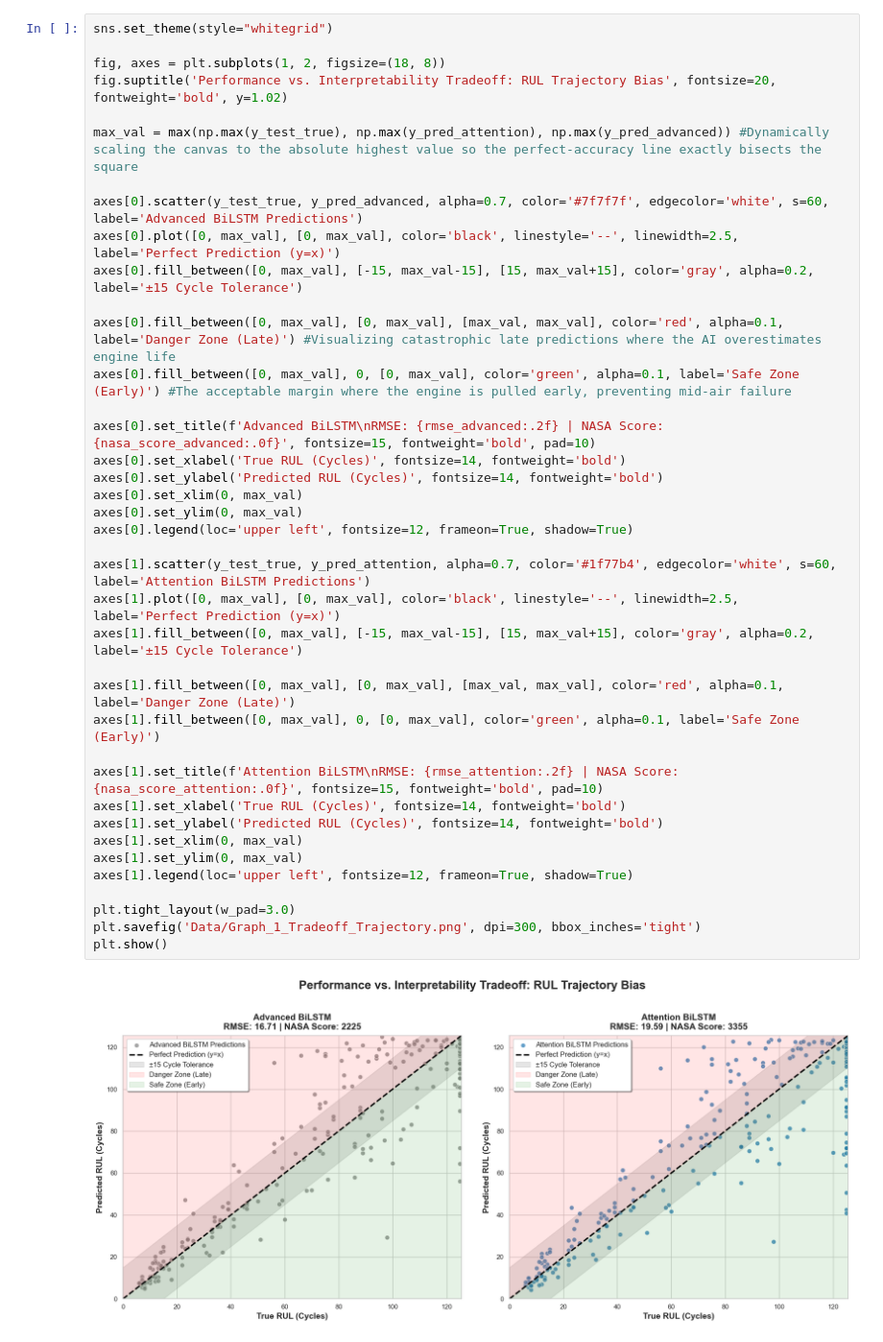
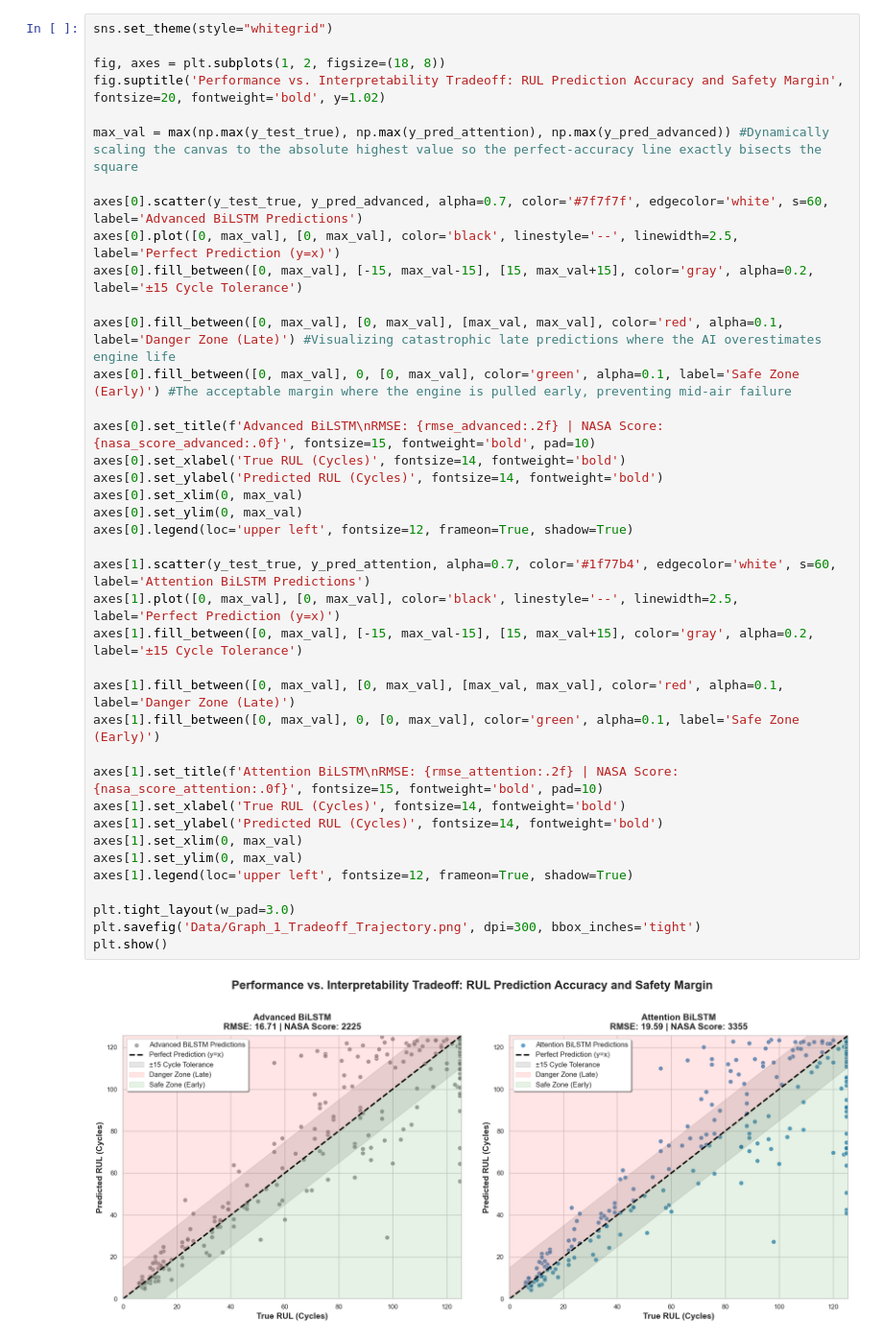
Before and after one commit to saminsiddiqui08-beep/Predictive-Maintenance-CMAPSS, a Jupyter notebook: 04_Visualization_and_Validation.ipynb, the cells around one changed output. Shown at 96% size. Saved outputs shown, nothing was run; the diff lists cells and outputs as text.

```diff
--- a/04_Visualization_and_Validation.ipynb
+++ b/04_Visualization_and_Validation.ipynb
@@ -36,7 +40,7 @@ Attention BiLSTM     — RMSE: 19.59 , NASA Score: 3355.29
 sns.set_theme(style="whitegrid")
 
 fig, axes = plt.subplots(1, 2, figsize=(18, 8))
-fig.suptitle('Performance vs. Interpretability Tradeoff: RUL Trajectory Bias', fontsize=20, fontweight='bold', y=1.02)
+fig.suptitle('Performance vs. Interpretability Tradeoff: RUL Prediction Accuracy and Safety Margin', fontsize=20, fontweight='bold', y=1.02)
 
 max_val = max(np.max(y_test_true), np.max(y_pred_attention), np.max(y_pred_advanced)) #Dynamically scaling the canvas to the absolute highest value so the perfect-accuracy line exactly bisects the square
 
@@ -45,32 +49,32 @@ axes[0].plot([0, max_val], [0, max_val], color='black', linestyle='--', linewidt
 axes[0].fill_between([0, max_val], [-15, max_val-15], [15, max_val+15], color='gray', alpha=0.2, label='±15 Cycle Tolerance')
 
 axes[0].fill_between([0, max_val], [0, max_val], [max_val, max_val], color='red', alpha=0.1, label='Danger Zone (Late)') #Visualizing catastrophic late predictions where the AI overestimates engine life
 axes[0].fill_between([0, max_val], 0, [0, max_val], color='green', alpha=0.1, label='Safe Zone (Early)') #The acceptable margin where the engine is pulled early, preventing mid-air failure
 
 axes[0].set_title(f'Advanced BiLSTM\nRMSE: {rmse_advanced:.2f} | NASA Score: {nasa_score_advanced:.0f}', fontsize=15, fontweight='bold', pad=10)
 axes[0].set_xlabel('True RUL (Cycles)', fontsize=14, fontweight='bold')
 axes[0].set_ylabel('Predicted RUL (Cycles)', fontsize=14, fontweight='bold')
 axes[0].set_xlim(0, max_val)
 axes[0].set_ylim(0, max_val)
 axes[0].legend(loc='upper left', fontsize=12, frameon=True, shadow=True)
 
 axes[1].scatter(y_test_true, y_pred_attention, alpha=0.7, color='#1f77b4', edgecolor='white', s=60, label='Attention BiLSTM Predictions')
 axes[1].plot([0, max_val], [0, max_val], color='black', linestyle='--', linewidth=2.5, label='Perfect Prediction (y=x)')
 axes[1].fill_between([0, max_val], [-15, max_val-15], [15, max_val+15], color='gray', alpha=0.2, label='±15 Cycle Tolerance')
 
 axes[1].fill_between([0, max_val], [0, max_val], [max_val, max_val], color='red', alpha=0.1, label='Danger Zone (Late)')
 axes[1].fill_between([0, max_val], 0, [0, max_val], color='green', alpha=0.1, label='Safe Zone (Early)')
 
 axes[1].set_title(f'Attention BiLSTM\nRMSE: {rmse_attention:.2f} | NASA Score: {nasa_score_attention:.0f}', fontsize=15, fontweight='bold', pad=10)
 axes[1].set_xlabel('True RUL (Cycles)', fontsize=14, fontweight='bold')
 axes[1].set_ylabel('Predicted RUL (Cycles)', fontsize=14, fontweight='bold')
 axes[1].set_xlim(0, max_val)
 axes[1].set_ylim(0, max_val)
 axes[1].legend(loc='upper left', fontsize=12, frameon=True, shadow=True)
 
 plt.tight_layout(w_pad=3.0)
 plt.savefig('Data/Graph_1_Tradeoff_Trajectory.png', dpi=300, bbox_inches='tight')
 plt.show()
 # %% [output]
-[figure, old version]
+[figure, new version]
 # %%
```
Also changed, not shown: parts of 5 cells of this notebook, 3 other files.
